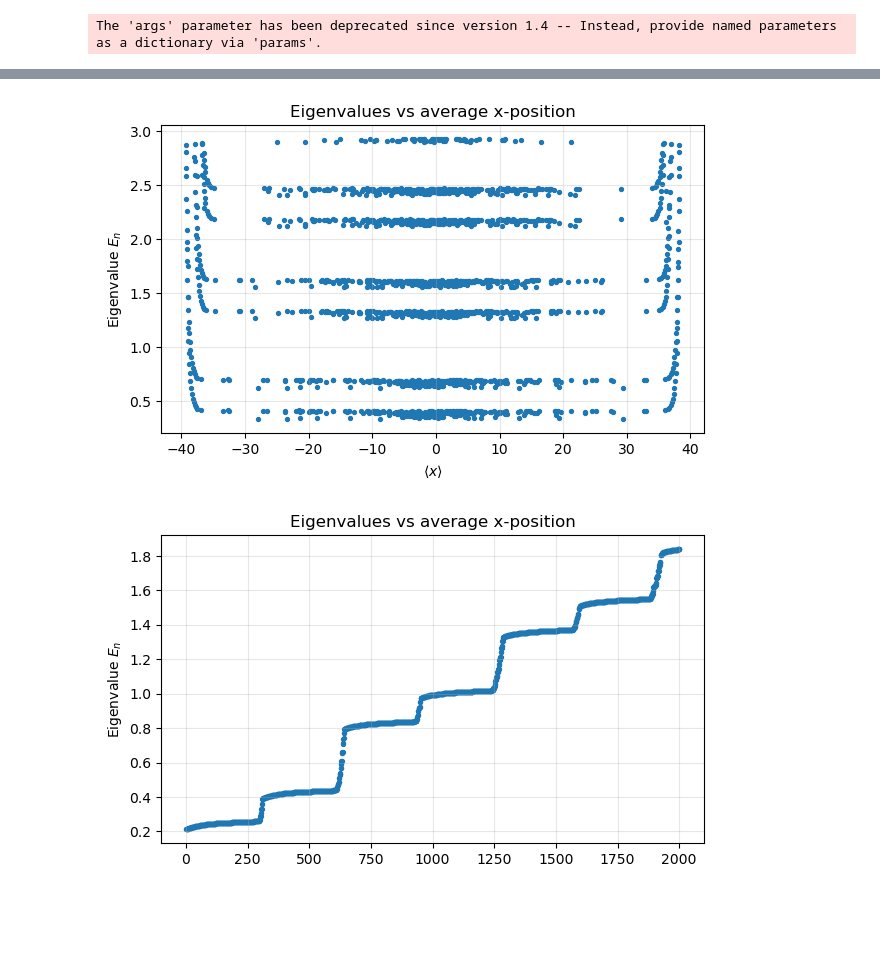
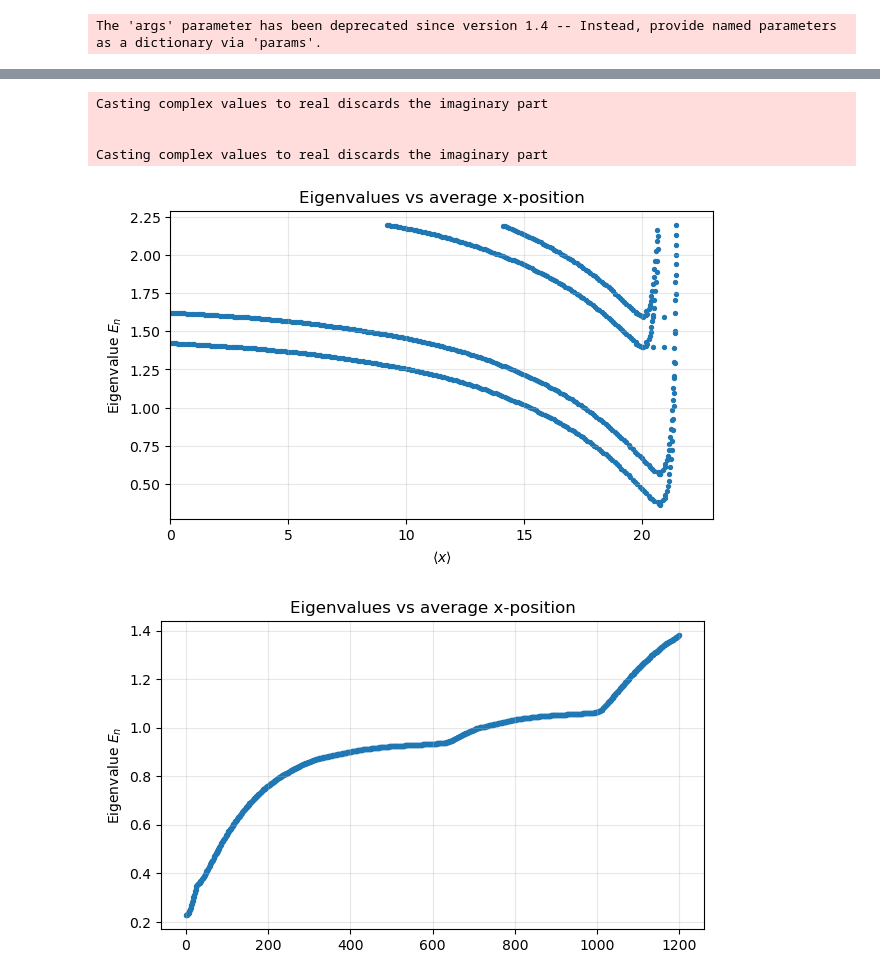
Before and after one commit to Daniele-PyBECTN/The-electrostatic-origin-of-the-breakdown-of-the-Integer-Quantum-Hall-Effect-in-Split-Ring-Cavities, a Jupyter notebook: Heff_and_matrix_elements/spectrum_with_images_and_spin.ipynb, the cells around one changed output, grey strips where cells are left out. Drawn from its saved outputs; the diff is of its cells as text; code cells hidden in the pictures; blank space fills up the shorter version.

```diff
--- a/Heff_and_matrix_elements/spectrum_with_images_and_spin.ipynb
+++ b/Heff_and_matrix_elements/spectrum_with_images_and_spin.ipynb
@@ -38,7 +38,7 @@ def corr_dis(L, W, a, xic):
 # %%
 def v_img_singleside(W, N, min_l):
     arr_x = np.linspace(min_l, W+min_l, N)
-    arr_V = - 1./(np.abs( arr_x ))
+    arr_V = - 1./(np.abs( np.flip(arr_x) ))
     return arr_V
 
 
@@ -62,10 +62,11 @@ def v_img(W, N, min_l):
 
 def v_expcutoff_img_singleside(W, N, min_l, xiV):
     arr_x = np.linspace(min_l, W+min_l, N)
-    arr_V = - 1./(np.abs( arr_x ))*np.exp( -(arr_x-min_l)**2/(2*xiV**2) )
+    arr_V = - 1./(np.abs( np.flip(arr_x) ))*np.exp( -(np.abs((np.flip(arr_x-0*min_l)))/xiV)**1/(2) )
     #arr_V = - 1./(np.abs( arr_x )) /( np.exp( (arr_x-min_l - xiV)/(.01*xiV) ) + 1 )
     return arr_V
 # %%
+
 # Energy-Length-Magnetic scale (arbitrary) just to have a dimensional reference for the parameters
 #a=0.6 # real lattice spacing in GaAs, in nm
 #BandW0 = 40   #total bandwidth in meV
@@ -77,7 +78,7 @@ lat = kwant.lattice.square(a=1, norbs=2)
 iter_dis = 1
 t = 1   # hopping rate for kwant
 W = 80  # spatial width of the system ( Nx )
-L = 80  # spatial length of the system ( Ny )
+L = 120  # spatial length of the system ( Ny )
 # Define Pauli matrices
 sigma_0 = np.array([[1, 0], [0, 1]])  # Identity (spin-independent)
 sigma_x = np.array([[0, 1], [1, 0]])  # Pauli X
@@ -88,19 +89,20 @@ alpha = 1./20.
 lB = 1./np.sqrt(2*np.pi*alpha)
 omB = 4*np.pi*alpha
 
-Zeeman = omB/3.5
+Zeeman = omB/5
 
 Nelect = 5*alpha*(W-1)*(L-1)
 
 
 
-xic = lB * .5      # Correlation length and definition of disorder-potential array
+xic = lB * 1.      # Correlation length and definition of disorder-potential array
 Vdis = corr_dis(int(L), int(W), 1, xic)
 plate_distance = 10*lB      #edge-plate distance
-Vimg = v_img_singleside(W, int(W), plate_distance)   # normalized image potential single plate
+#Vimg = v_img_singleside(W, int(W), plate_distance)   # normalized image potential single plate
+Vimg = v_expcutoff_img_singleside(W, int(W), plate_distance, 6*lB)
 V_img_min = np.amin(Vimg)
 Vimg = Vimg - V_img_min - lB/plate_distance**2
-E_img = omB*lB * ( (plate_distance/lB)**2 ) / 100.          # Image charge amplitude in Zeeman
+E_img = omB*lB * ( (plate_distance/lB)**2 ) / 3.         # Image charge amplitude in Zeeman
 E_dis = omB * .025                # disorder amplitude in cyclotrons
 
 
@@ -108,8 +110,8 @@ def onsite(site, params):
     xi, yi = site.pos
 
     om0 = 4 * t * sigma_0  # Original onsite energy
-    omRan = params.E_dis * params.V[int(yi)][int(xi)] * sigma_0  # Disorder
-    omImg = params.E_img * Vimg[int(yi)] * sigma_0  # Image charge
+    omRan = params.E_dis * params.V[int(xi)][int(yi)] * sigma_0  # Disorder
+    omImg = params.E_img * Vimg[int(xi)] * sigma_0  # Image charge
 
     H_Zeeman = params.Zeeman / 2 * sigma_z  # Zeeman term (splits spin up/down)
 
@@ -133,13 +135,14 @@ sys = kwant.Builder()
 #sym_y = kwant.TranslationalSymmetry((0, L))
 #sys = kwant.Builder(sym_y)
 
-sys[(lat(x, y) for x in range(L) for y in range(W))] = onsite
+sys[(lat(x, y) for x in range(W) for y in range(L))] = onsite
 sys[lat.neighbors()] = hopping
 
-for x in range(W):
-    #phase = -1j * 2 * np.pi * alpha * (xi - xj) * (yi + yj) / 2.
-    #sys[lat(x, 0), lat(x, L-1)] = -t * np.exp(phase) * sigma_0  # connect top <-> bottom
+
+for x in range(W): # PBC along y
     sys[lat(x, 0), lat(x, L-1)] = hopping  # connect top <-> bottom
+#for y in range(L): # PBC along x
+#    sys[lat(0, y), lat(W-1, y)] = hopping  # connect top <-> bottom
 
 
 #kwant.wraparound.wraparound(sys, keep=(0,))
@@ -167,7 +178,7 @@ import scipy.linalg
 
 ham_dense = ham_mat.toarray()
 #evals, evecs = np.linalg.eig(ham_dense)
-evals, evecs = scipy.sparse.linalg.eigs(ham_mat.tocsc(), k=2000, sigma=0)
+evals, evecs = scipy.sparse.linalg.eigs(ham_mat.tocsc(), k=1200, sigma=0)
 # %%
 
 idx = np.argsort(evals)
@@ -185,14 +196,19 @@ x_coords_spinful = np.repeat(x_coords, num_spin)
 x_avg = np.sum(np.abs(evecs)**2 * x_coords_spinful[:, np.newaxis], axis=0)
 # %%
 plt.figure(figsize=(7,4))
-plt.scatter(x_avg-W/2, evals/omB, s=8)
+plt.scatter((x_avg-W/2)/lB, evals/omB, s=8)
 plt.xlabel(r'$\langle x \rangle$')
 plt.ylabel('Eigenvalue $E_n$')
 plt.title('Eigenvalues vs average x-position')
 plt.grid(True, alpha=0.3)
+plt.xlim(0,23)
 plt.show()
 # %% [output]
+Casting complex values to real discards the imaginary part
+
+
+Casting complex values to real discards the imaginary part
-[figure, old version]
+[figure, new version]
 # %%
 plt.figure(figsize=(7,4))
 plt.scatter(np.linspace(0, len(evals), len(evals)), evals, s=8)
@@ -201,4 +217,4 @@ plt.title('Eigenvalues vs average x-position')
 plt.grid(True, alpha=0.3)
 plt.show()
 # %% [output]
-[figure, old version]
+[figure, new version]
```
Also changed, not shown: parts of 4 cells of this notebook, 1 other file.
